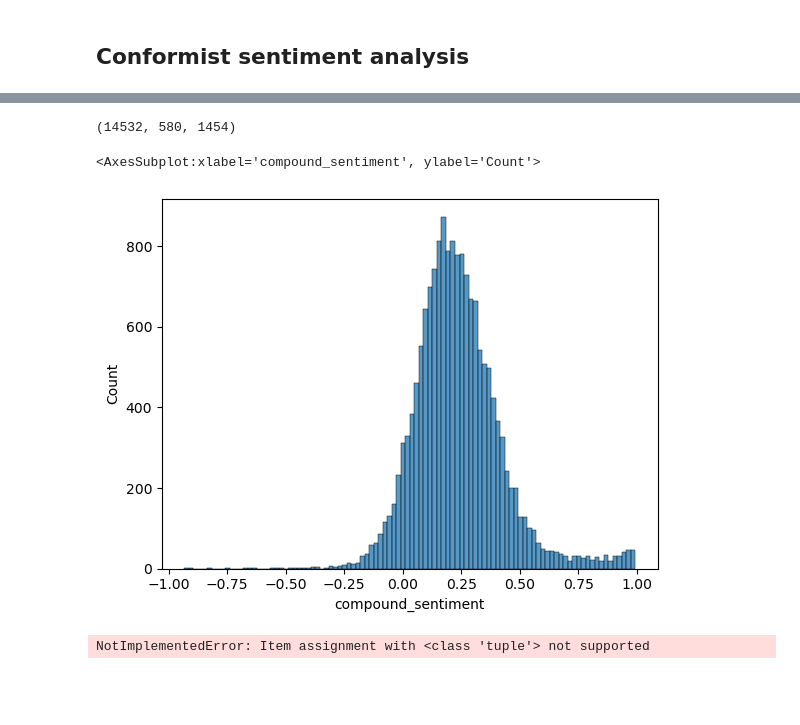
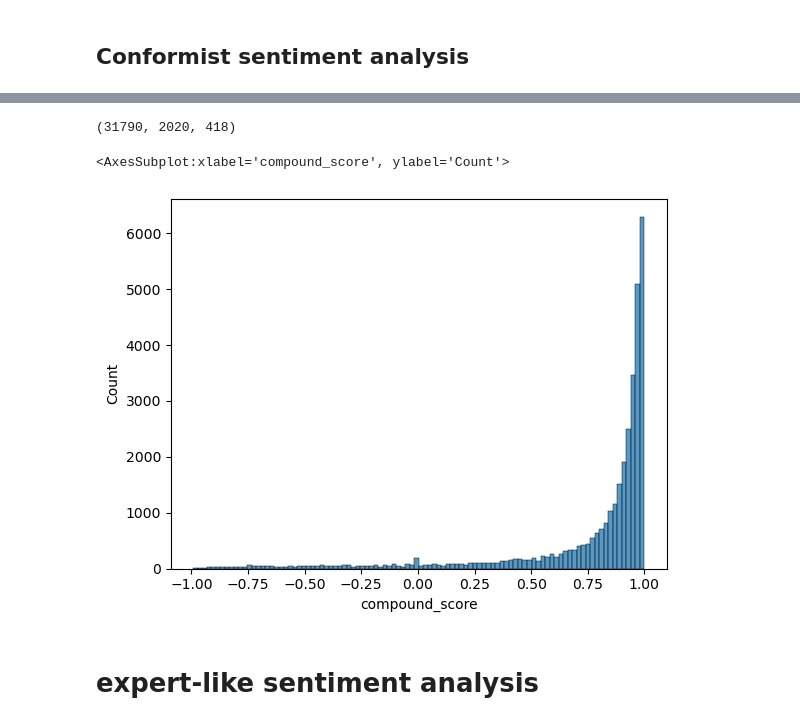
Before and after one commit to epfl-ada/ada-2022-project-analyteam, a Jupyter notebook: categories_sentiment.ipynb, the cells around one changed output, grey strips where cells are left out. Saved outputs shown, nothing was run; the diff lists cells and outputs as text; code cells hidden in the pictures; blank space fills up the shorter version.

```diff
--- a/categories_sentiment.ipynb
+++ b/categories_sentiment.ipynb
@@ -120,3 +200,6 @@ cfm_sentiments_sample = sentiment_pipeline_vader(cf_ratings_samples)
+# %%
+# load from parquet
+cfm_sentiments_sample = ing.read_parquet('RefinedData\BeerAdvocate\sentiment_analysis.parquet')
 # %%
 cfm_sentiments_sample.head()
 # %% [output]
@@ -132,22 +213,16 @@ cfm_sentiments_sample.to_parquet('RefinedData\BeerAdvocate\\cfm_sentiments_sampl
-# %%
-# load from parquet
-cfm_sentiments_sample = ing.read_parquet('RefinedData\BeerAdvocate\sentiment_analysis\\cfm_sentiments_sample.parquet')
 # %%
-nb_pos = cfm_sentiments_sample[cfm_sentiments_sample["compound_sentiment"] > 0.05].shape[0]
-nb_neg = cfm_sentiments_sample[cfm_sentiments_sample["compound_sentiment"] < -0.05].shape[0]
-nb_neu = cfm_sentiments_sample[cfm_sentiments_sample["compound_sentiment"].between(-0.05, 0.05)].shape[0]
+compound_score = cfm_sentiments_sample['compound_score'].compute()
+nb_pos = compound_score[compound_score > 0.05].shape[0]
+nb_neg = compound_score[compound_score < -0.05].shape[0]
+nb_neu = compound_score[compound_score.between(-0.05, 0.05)].shape[0]
+nb_pos, nb_neg, nb_neu
+# %% [output]
+(31790, 2020, 418)
-# %%
-nb_pos, nb_neg, nb_neu
-# %% [output]
-(14532, 580, 1454)
 # %%
 # plot histogram of sentiment scores
-sns.histplot(cfm_sentiments_sample["compound_sentiment"], bins=100)
+sns.histplot(compound_score, bins=100)
 # %% [output]
-<AxesSubplot:xlabel='compound_sentiment', ylabel='Count'>
+<AxesSubplot:xlabel='compound_score', ylabel='Count'>
-[figure, old version]
+[figure, new version]
-# %%
-from processing import batch_sentiment_pipeline
-cfm_sentiments_sample_hg = batch_sentiment_pipeline(cf_ratings_samples)
-# %% [output]
-NotImplementedError: Item assignment with <class 'tuple'> not supported
+# %% [markdown]
+# expert-like sentiment analysis
```
Also changed, not shown: parts of 31 cells of this notebook.
